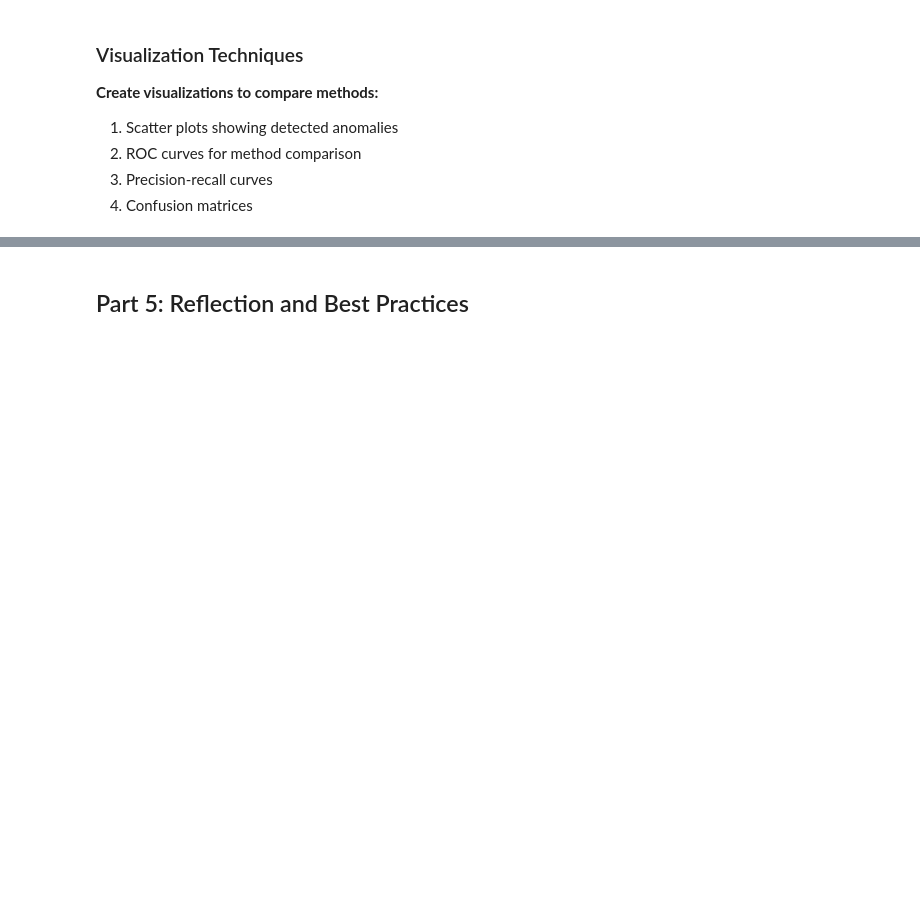
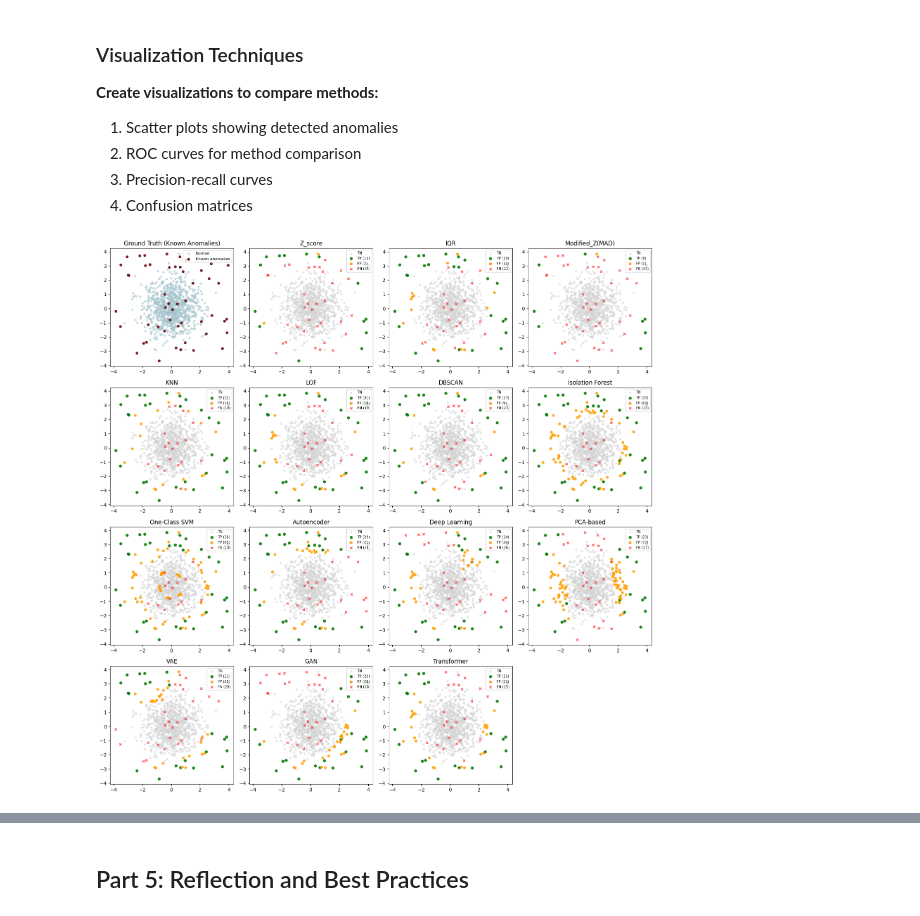
Before and after one commit to NickDulvy/aida-lab-my-work, a Jupyter notebook: module-04/4_1_detecting_anomalies_with_ai.ipynb, the cells around one changed output, grey strips where cells are left out. Saved outputs shown, nothing was run; the diff lists cells and outputs as text; code cells hidden in the pictures; blank space fills up the shorter version.

Commit message:
Module 4: Add VAE/GAN/Transformer methods, ROC/PR curves, proportion-based confusion matrices, sorted legends

```diff
--- a/module-04/4_1_detecting_anomalies_with_ai.ipynb
+++ b/module-04/4_1_detecting_anomalies_with_ai.ipynb
@@ -466,50 +989,57 @@ print(comparison_df.sum())
 3. Precision-recall curves
 4. Confusion matrices
 # %%
-# TODO: Create visualizations to compare methods
+# Plot all methods: known anomalies, true positives (TP), false positives (FP)
 
-# Create a simple visualization
-fig, axes = plt.subplots(2, 2, figsize=(15, 10))
+y_true = df['is_anomaly'].astype(int).to_numpy()
+methods_plot = [
+    ("Z_score", statistical_anomalies), ("IQR", iqr_anomalies), ("Modified_Z(MAD)", mad_anomalies),
+    ("KNN", knn_anomalies), ("LOF", lof_anomalies), ("DBSCAN", dbscan_anomalies),
+    ("Isolation Forest", iso_anomalies), ("One-Class SVM", oc_svm_anomalies),
+    ("Autoencoder", autoencoder_anomalies), ("Deep Learning", dl_anomalies),
+    ("PCA-based", pca_anomalies), ("VAE", vae_anomalies), ("GAN", gan_anomalies),
+    ("Transformer", transformer_anomalies),
+]
 
-# True anomalies
-axes[0, 0].scatter(df[df['is_anomaly'] == 0]['feature_1'],
-                  df[df['is_anomaly'] == 0]['feature_2'],
-                  c='blue', label='Normal', alpha=0.6)
-axes[0, 0].scatter(df[df['is_anomaly'] == 1]['feature_1'],
-                  df[df['is_anomaly'] == 1]['feature_2'],
-                  c='red', label='True Anomalies', alpha=0.8)
-axes[0, 0].set_title('True Anomalies')
-axes[0, 0].legend()
+n_methods = len(methods_plot) + 1  # +1 for ground truth
+n_cols = 4
+n_rows = (n_methods + n_cols - 1) // n_cols
+fig, axes = plt.subplots(n_rows, n_cols, figsize=(4 * n_cols, 4 * n_rows))
+axes = np.array(axes).flatten()
 
-# Statistical method
-axes[0, 1].scatter(df[~statistical_anomalies]['feature_1'],
-                  df[~statistical_anomalies]['feature_2'],
-                  c='blue', label='Normal', alpha=0.6)
-axes[0, 1].scatter(df[statistical_anomalies]['feature_1'],
-                  df[statistical_anomalies]['feature_2'],
-                  c='red', label='Detected Anomalies', alpha=0.8)
-axes[0, 1].set_title('Statistical Method')
-axes[0, 1].legend()
+# Panel 0: Ground truth (known anomalies)
+normal_mask = df['is_anomaly'] == 0
+anomaly_mask = df['is_anomaly'] == 1
+axes[0].scatter(df[normal_mask]['feature_1'], df[normal_mask]['feature_2'],
+                c='lightblue', s=15, alpha=0.7, label='Normal', edgecolors='gray', linewidths=0.3)
+axes[0].scatter(df[anomaly_mask]['feature_1'], df[anomaly_mask]['feature_2'],
+                c='darkred', s=25, alpha=0.9, label='Known anomalies', edgecolors='black', linewidths=0.5)
+axes[0].set_title('Ground Truth (Known Anomalies)')
+axes[0].legend(loc='upper right', fontsize=8)
 
-# Isolation Forest
-axes[1, 0].scatter(df[~iso_anomalies]['feature_1'],
-                  df[~iso_anomalies]['feature_2'],
-                  c='blue', label='Normal', alpha=0.6)
-axes[1, 0].scatter(df[iso_anomalies]['feature_1'],
-                  df[iso_anomalies]['feature_2'],
-                  c='red', label='Detected Anomalies', alpha=0.8)
-axes[1, 0].set_title('Isolation Forest')
-axes[1, 0].legend()
+# Panels 1+: Each method with TP, FP, TN, FN coloring
+for idx, (name, pred_arr) in enumerate(methods_plot):
+    ax = axes[idx + 1]
+    y_pred = np.asarray(pred_arr).astype(int)
+    tn_mask = (y_true == 0) & (y_pred == 0)
+    tp_mask = (y_true == 1) & (y_pred == 1)
+    fp_mask = (y_true == 0) & (y_pred == 1)
+    fn_mask = (y_true == 1) & (y_pred == 0)
+    ax.scatter(df[tn_mask]['feature_1'], df[tn_mask]['feature_2'],
+               c='lightgray', s=12, alpha=0.5, label='TN')
+    ax.scatter(df[tp_mask]['feature_1'], df[tp_mask]['feature_2'],
+               c='green', s=30, alpha=0.9, label=f'TP ({tp_mask.sum()})', edgecolors='darkgreen', linewidths=0.5)
+    ax.scatter(df[fp_mask]['feature_1'], df[fp_mask]['feature_2'],
+               c='orange', s=25, alpha=0.9, label=f'FP ({fp_mask.sum()})', edgecolors='darkorange', linewidths=0.5)
+    ax.scatter(df[fn_mask]['feature_1'], df[fn_mask]['feature_2'],
+               c='red', s=20, alpha=0.7, label=f'FN ({fn_mask.sum()})', marker='x')
+    ax.set_title(name)
+    ax.legend(loc='upper right', fontsize=7)
 
-# PCA-based
-axes[1, 1].scatter(df[~pca_anomalies]['feature_1'],
-                  df[~pca_anomalies]['feature_2'],
-                  c='blue', label='Normal', alpha=0.6)
-axes[1, 1].scatter(df[pca_anomalies]['feature_1'],
-                  df[pca_anomalies]['feature_2'],
-                  c='red', label='Detected Anomalies', alpha=0.8)
-axes[1, 1].set_title('PCA-based Method')
-axes[1, 1].legend()
+for j in range(n_methods, len(axes)):
+    axes[j].set_visible(False)
 
 plt.tight_layout()
 plt.show()
+# %% [output]
+[figure, added]
```
Also changed, not shown: parts of 17 cells of this notebook.
